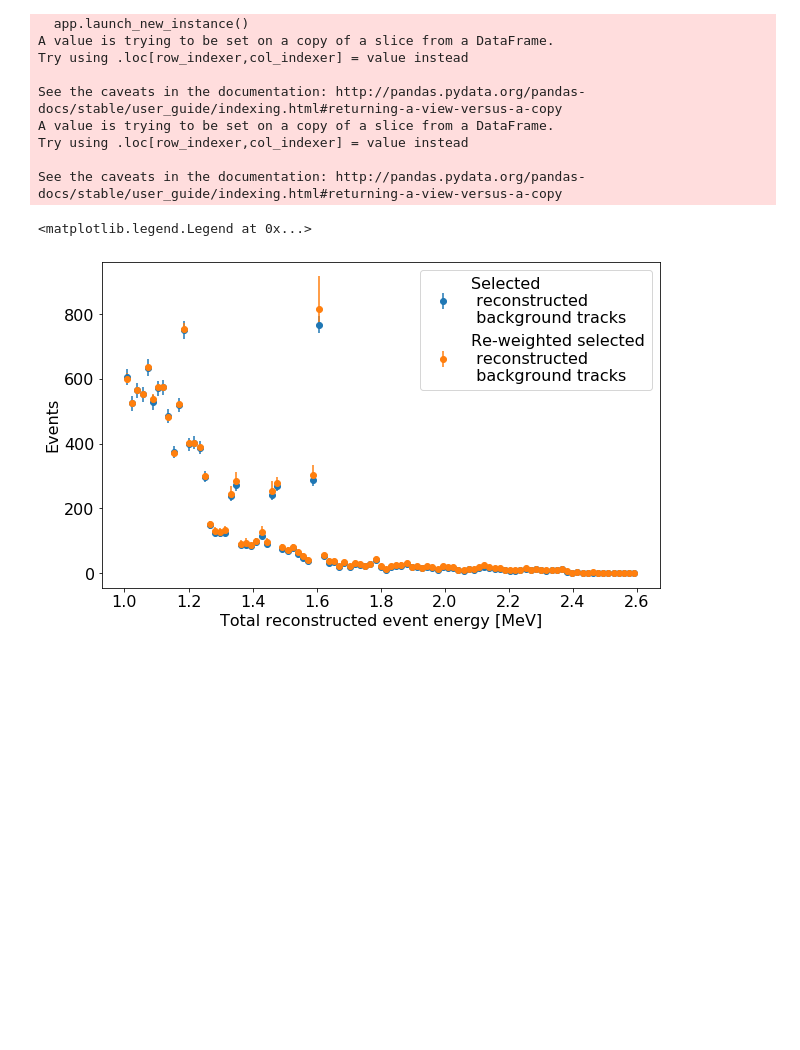
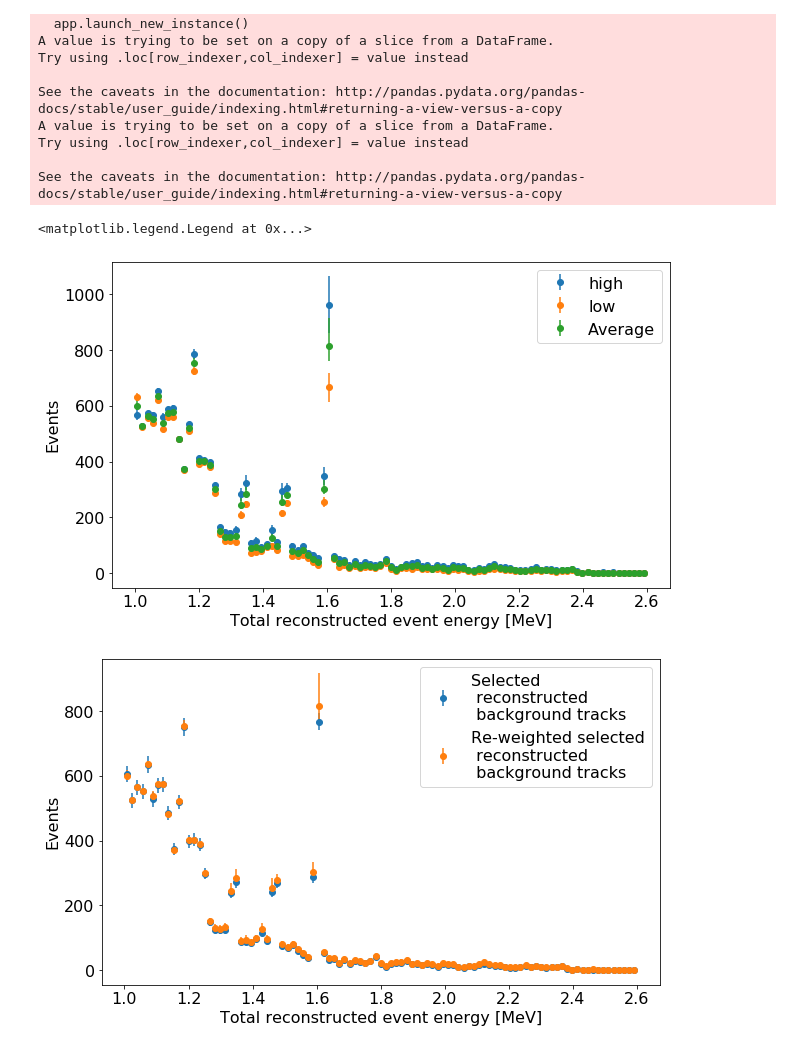
Before and after one commit to k-woodruff/bb2nu, a Jupyter notebook: bb2nu_BG_distribution.ipynb, the cells around one changed output. Cells and saved outputs as stored; diff of their text form; code cells hidden in the pictures; blank space fills up the shorter version.

```diff
--- a/bb2nu_BG_distribution.ipynb
+++ b/bb2nu_BG_distribution.ipynb
@@ -361,36 +365,53 @@ See the caveats in the documentation: http://pandas.pydata.org/pandas-docs/stabl
 # %%
 plt.figure(figsize=(10,6))
 
 ebins = np.linspace(1,2.6,100)
 bin_centers = (ebins[1:] + ebins[:-1])/2
 energy_counts,_ = np.histogram(df_particles_selection['reco_energy'], bins=ebins)
 
+#Creating matrices for the plus, minus, and average histogram counts
 energy_counts_reweight_p_all = np.zeros((10,len(energy_counts)))
 energy_counts_reweight_m_all = np.zeros((10,len(energy_counts)))
 energy_counts_reweight = np.zeros(len(energy_counts))
 
+#For loop that stores the histogram values for the counts into the previously created matrices
 for i in range(0,10):
     energy_counts_reweight_p,_ = np.histogram(df_particles_selection['reco_energy'], bins=ebins, weights=weight_p_all[i])
     energy_counts_reweight_m,_ = np.histogram(df_particles_selection['reco_energy'], bins=ebins, weights=weight_m_all[i])
     energy_counts_reweight_p_all[i] = energy_counts_reweight_p
     energy_counts_reweight_m_all[i] = energy_counts_reweight_m
 
-
+#Calcluates the average of all the values and stores that into the energy_counts_reweight matrix
 energy_counts_reweight = (energy_counts_reweight_p_all.mean(0)+energy_counts_reweight_m_all.mean(0))/2
+#Calculates the standard deviation of each of the plus and minus counts and stores them as the plus and minus errors
 yerr_p = energy_counts_reweight_p_all.std(0)
 yerr_m = energy_counts_reweight_m_all.std(0)
 
-plt.errorbar(bin_centers, energy_counts, yerr=np.sqrt(energy_counts), fmt='o', label='Selected\n reconstructed\n background tracks');
-# plt.errorbar(bin_centers, energy_counts_reweight_p_all.mean(0), yerr=yerr_p, fmt='o', label='high');
-# plt.errorbar(bin_centers, energy_counts_reweight_m_all.mean(0), yerr=yerr_m, fmt='o', label='low');
-plt.errorbar(bin_centers, energy_counts_reweight, yerr=[yerr_m,yerr_p], fmt='o', label='Re-weighted selected\n reconstructed\n background tracks');
-
+plt.figure(1, figsize=(10,6))
+#Graphs of the average Plus and Minus counts
+plt.errorbar(bin_centers, energy_counts_reweight_p_all.mean(0), yerr=yerr_p, fmt='o', label='high');
+plt.errorbar(bin_centers, energy_counts_reweight_m_all.mean(0), yerr=yerr_m, fmt='o', label='low');
+#Average of all the Values with uneven errorbars
+plt.errorbar(bin_centers, energy_counts_reweight, yerr=[yerr_m,yerr_p], fmt='o', label='Average');
 
 plt.xlabel('Total reconstructed event energy [MeV]', fontsize=16)
 plt.ylabel('Events', fontsize=16)
 plt.tick_params(which='major', axis='both', labelsize=16)
 
 plt.legend(loc='upper right', fontsize=16)
+
+plt.figure(2, figsize=(10,6))
+#Original counts - Not Reweighted
+plt.errorbar(bin_centers, energy_counts, yerr=np.sqrt(energy_counts), fmt='o', label='Selected\n reconstructed\n background tracks');
+# Reweighted Counts
+plt.errorbar(bin_centers, energy_counts_reweight, yerr=[yerr_m,yerr_p], fmt='o', label='Re-weighted selected\n reconstructed\n background tracks');
+
+plt.xlabel('Total reconstructed event energy [MeV]', fontsize=16)
+plt.ylabel('Events', fontsize=16)
+plt.tick_params(which='major', axis='both', labelsize=16)
+
+plt.legend(loc='upper right', fontsize=16)
 # %% [output]
 <matplotlib.legend.Legend at 0x...>
-[figure, old version]
+[figure, new version]
+[figure, added]
```
Also changed, not shown: parts of 3 cells of this notebook.
